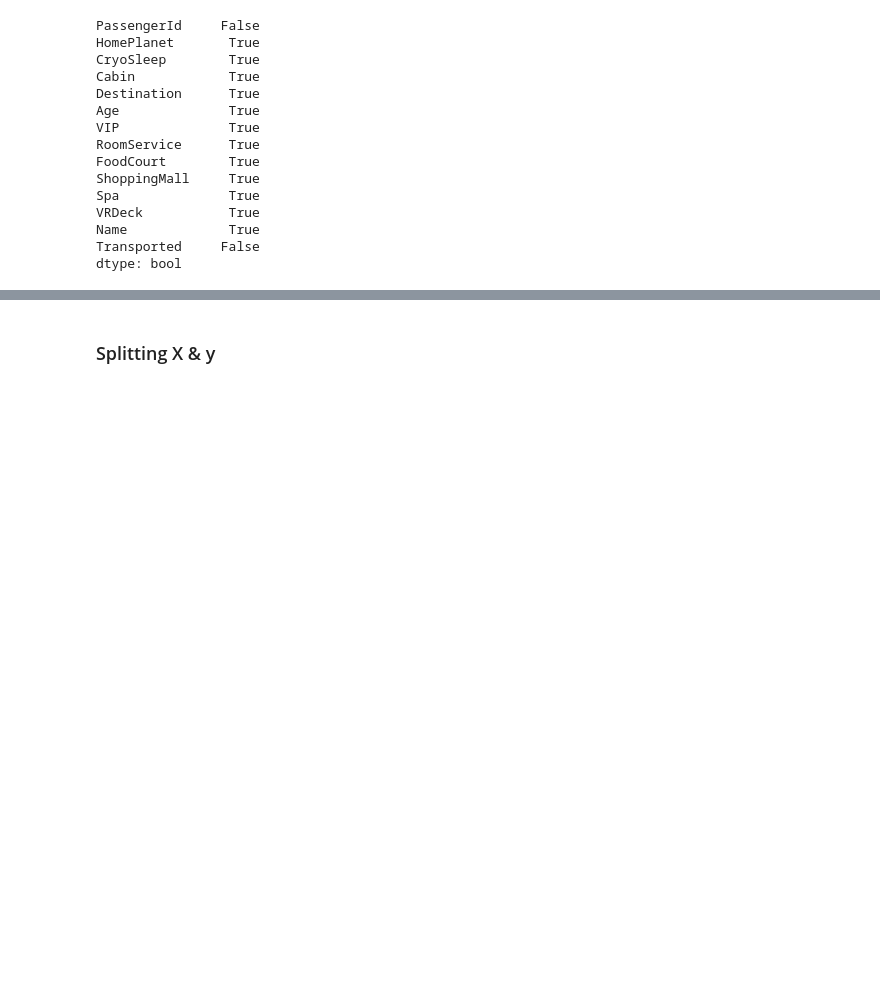
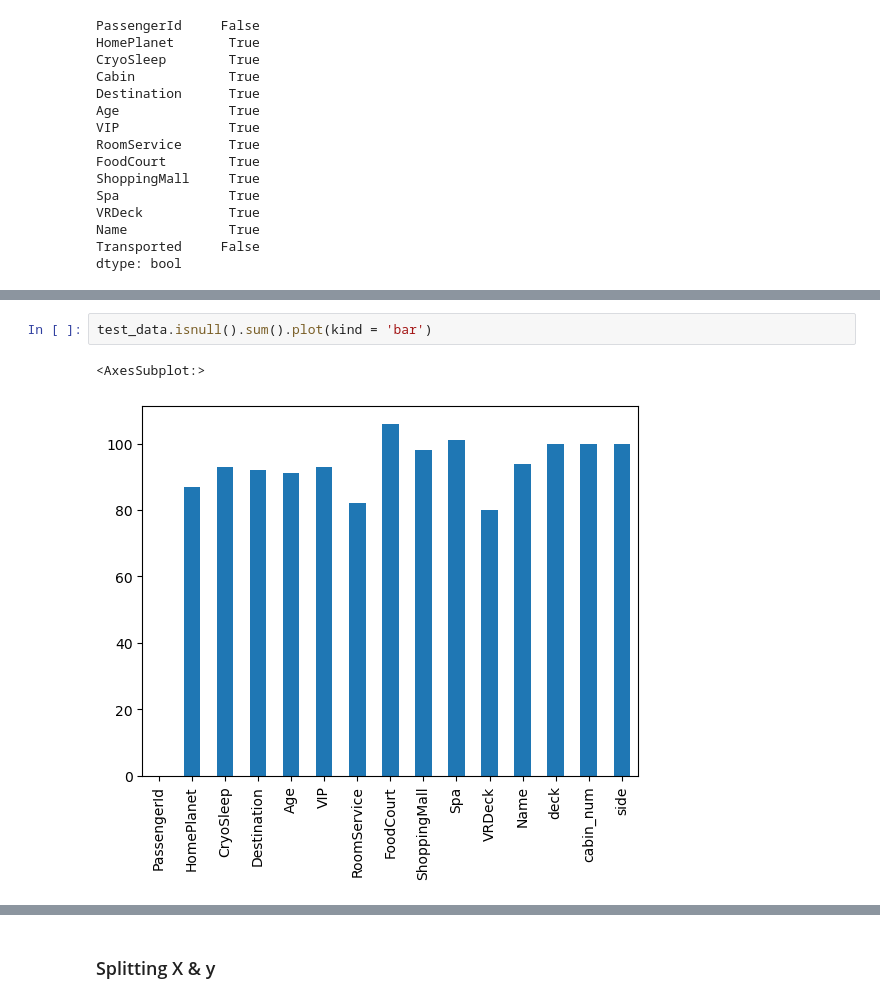
Before and after one commit to MGKane23/data-science-2022F, a Jupyter notebook: unit5/spaceship-titanic/spaceship_titanic_comp.ipynb, the cells around one changed output, grey strips where cells are left out. Cells and saved outputs as stored; diff of their text form; blank space fills up the shorter version.

```diff
--- a/unit5/spaceship-titanic/spaceship_titanic_comp.ipynb
+++ b/unit5/spaceship-titanic/spaceship_titanic_comp.ipynb
@@ -43,0 +88,5 @@ dtype: bool
+# %%
+test_data.isnull().sum().plot(kind = 'bar')
+# %% [output]
+<AxesSubplot:>
+[figure, added]
```
Also changed, not shown: parts of 21 cells of this notebook, 6 other files.
